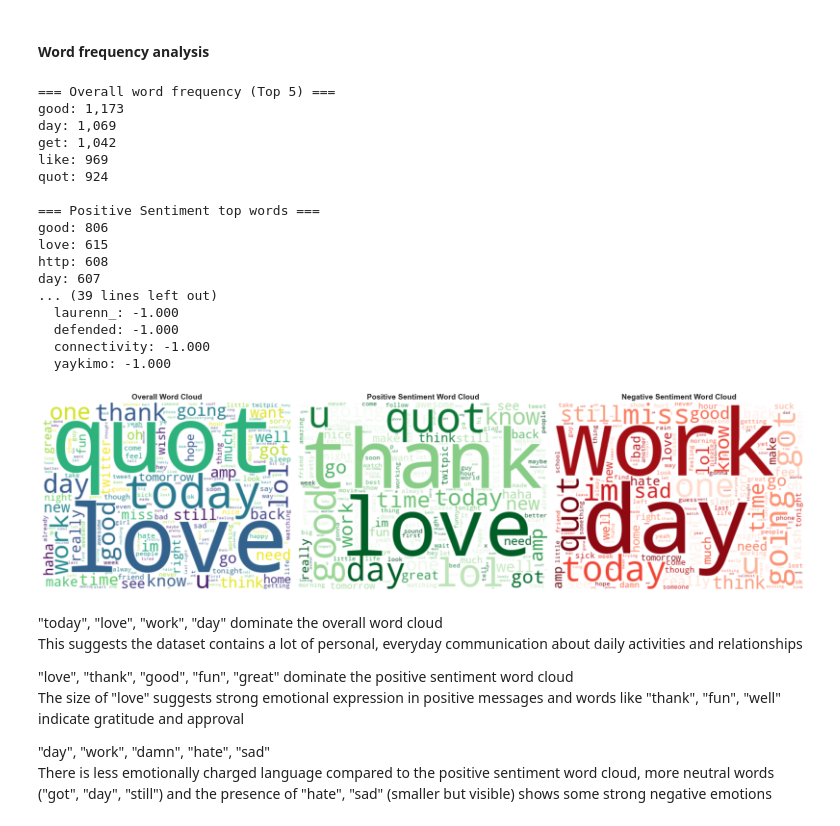
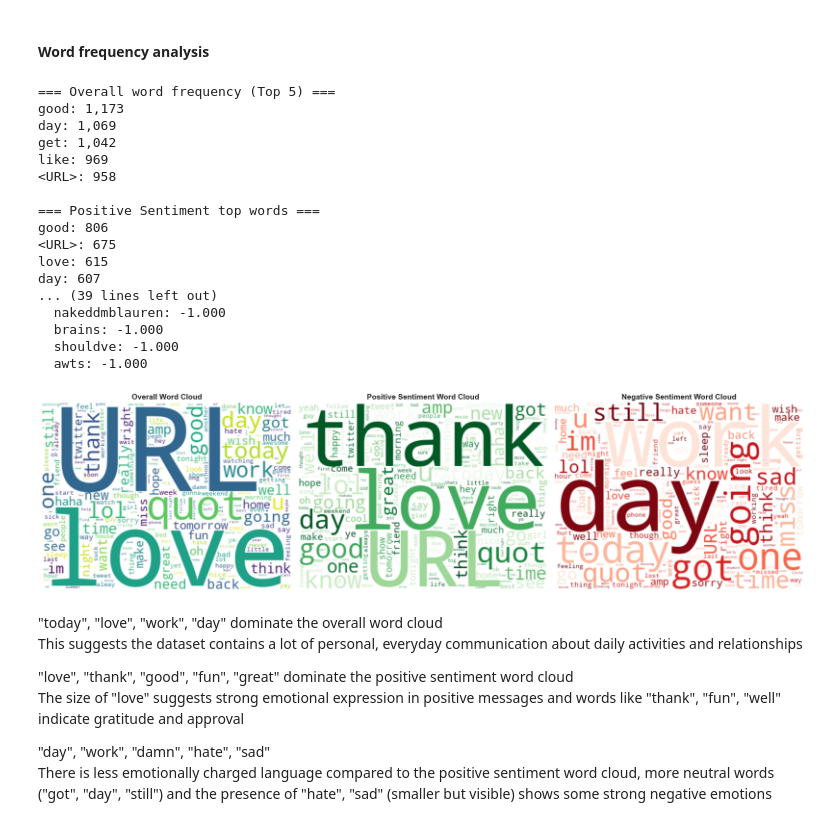
Before and after one commit to photoli93/nlp_twitter, a Jupyter notebook: notebooks/01_eda.ipynb, the cells around one changed output. Cells and saved outputs as stored; diff of their text form; code cells hidden in the pictures.

```diff
--- a/notebooks/01_eda.ipynb
+++ b/notebooks/01_eda.ipynb
@@ -388,16 +388,32 @@ def word_frequency_analysis(df):
 
     sw = set(stopwords.words('english'))
 
+    def replace_urls(text):
+        """Replace all URLs by <URL>"""
+        url_pattern = r'http[s]?://\S+|www\.\S+'
+        return re.sub(url_pattern, '<URL>', text)
+
     def clean_text_for_analysis(message):
         if pd.isna(message):
             return ""
-        # Convert to lowercase and remove punctuation
+        # Convert to lowercase and remove punctuation but keep <URL> for later
+
+        # Temporarily protect <URL>
+        message = message.replace("<URL>", "URLTOKEN")
+        # Lower text
         message = message.lower()
+        # Remove punctuation except space and letters
         message = re.sub(r'[^\w\s]', ' ', message)
+        # Remve extra spaces
         message = re.sub(r'\s+', ' ', message).strip()
+        # Restore <URL>
+        message = message.replace("urltoken", "<URL>")
+
         return message
 
-    df['clean_text'] = df['message'].apply(clean_text_for_analysis)
+    df['clean_text'] = df['message'].apply(replace_urls)
+
+    df['clean_text'] = df['clean_text'].apply(clean_text_for_analysis)
 
     # Remove stopwords
     def remove_stopwords(text):
@@ -482,40 +498,40 @@ def word_frequency_analysis(df):
 
         # Negative word cloud
         if len(negative_words) > 0:
             wordcloud_neg = WordCloud(width=400, height=300, background_color='white',
                                     colormap='Reds').generate(' '.join(negative_words))
             axes[2].imshow(wordcloud_neg, interpolation='bilinear')
             axes[2].set_title('Negative Sentiment Word Cloud', fontsize=14, fontweight='bold')
             axes[2].axis('off')
 
         plt.tight_layout()
         plt.show()
 
     except ImportError:
         print("WordCloud library not available. Install with: pip install wordcloud")
 
     return word_freq, positive_freq, negative_freq, word_distinctiveness
 
 word_freq, positive_freq, negative_freq, word_distinctiveness = word_frequency_analysis(df)
 # %% [output]
 === Overall word frequency (Top 5) ===
 good: 1,173
 day: 1,069
 get: 1,042
 like: 969
-quot: 924
+<URL>: 958
 
 === Positive Sentiment top words ===
 good: 806
+<URL>: 675
 love: 615
-http: 608
 day: 607
 ... (39 lines left out)
-  laurenn_: -1.000
-  defended: -1.000
-  connectivity: -1.000
-  yaykimo: -1.000
+  nakeddmblauren: -1.000
+  brains: -1.000
+  shouldve: -1.000
+  awts: -1.000
-[figure, old version]
+[figure, new version]
 # %% [markdown]
 "today", "love", "work", "day" dominate the overall word cloud \
 This suggests the dataset contains a lot of personal, everyday communication about daily activities and relationships
```
Also changed, not shown: parts of 1 cell of this notebook.
